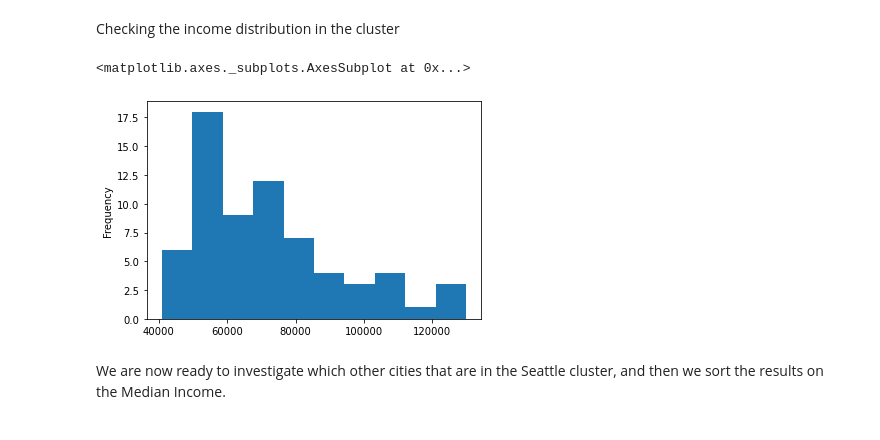
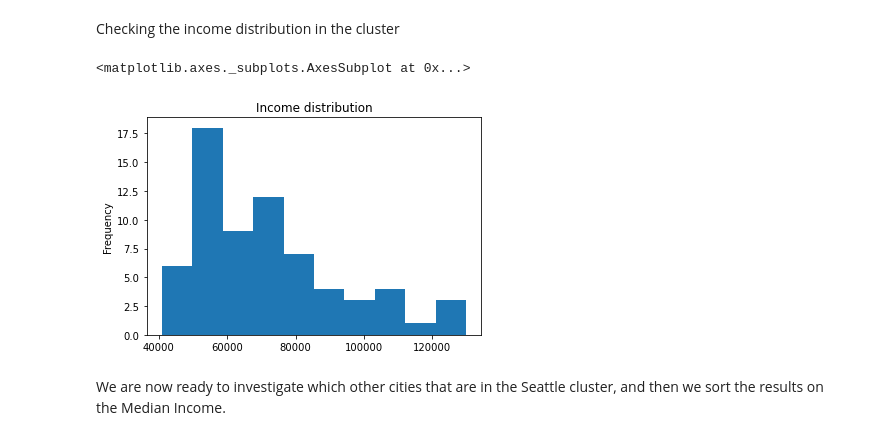
Before and after one commit to 19919/Coursera_Capstone, a Jupyter notebook: Clustering US Towns.ipynb, the cells around one changed output. Drawn from its saved outputs; the diff is of its cells as text; code cells hidden in the pictures.

```diff
--- a/Clustering US Towns.ipynb
+++ b/Clustering US Towns.ipynb
@@ -483,10 +483,10 @@ Name: 1st Most Common Venue, dtype: int64
 # %% [markdown]
 Checking the income distribution in the cluster
 # %%
-clFrame.MedianIncome.plot(kind = 'hist')
+clFrame.MedianIncome.plot(kind = 'hist', title = 'Income distribution')
 # %% [output]
 <matplotlib.axes._subplots.AxesSubplot at 0x...>
-[figure, old version]
+[figure, new version]
 # %% [markdown]
 We are now ready to investigate which other cities that are in the Seattle cluster, and then we sort the results on the Median Income.
 # %%
```
